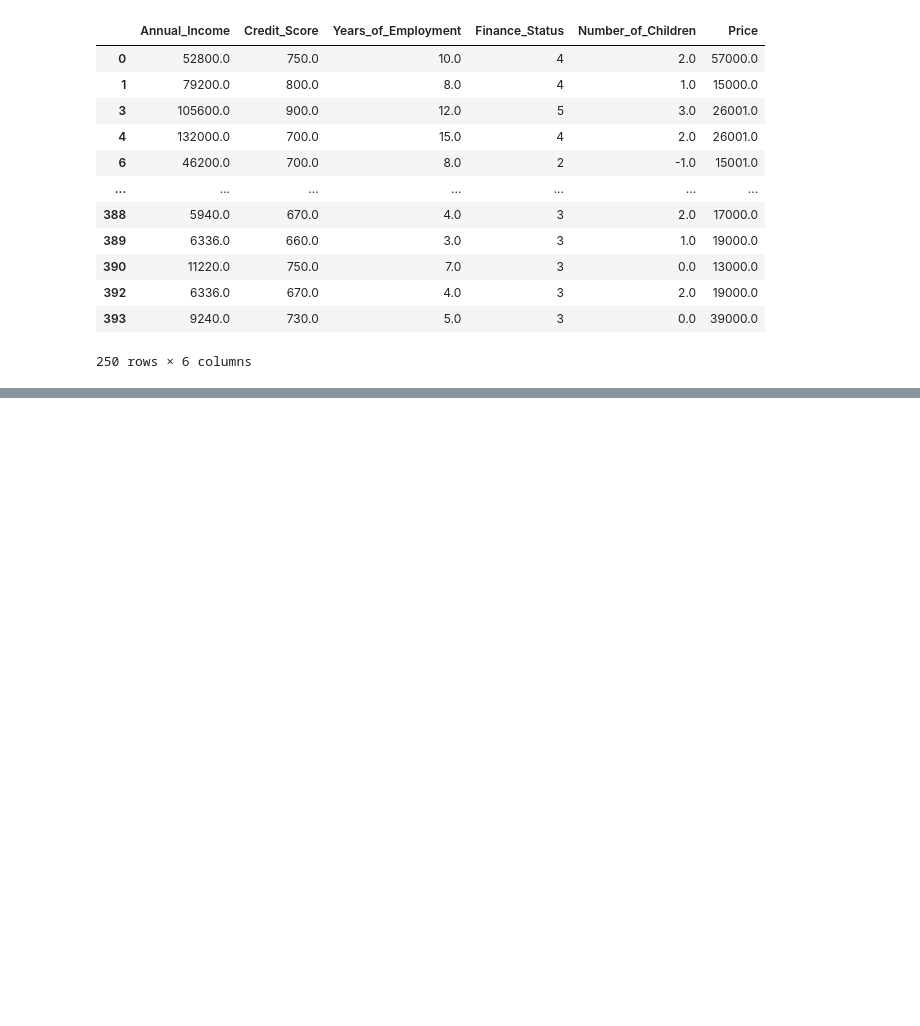
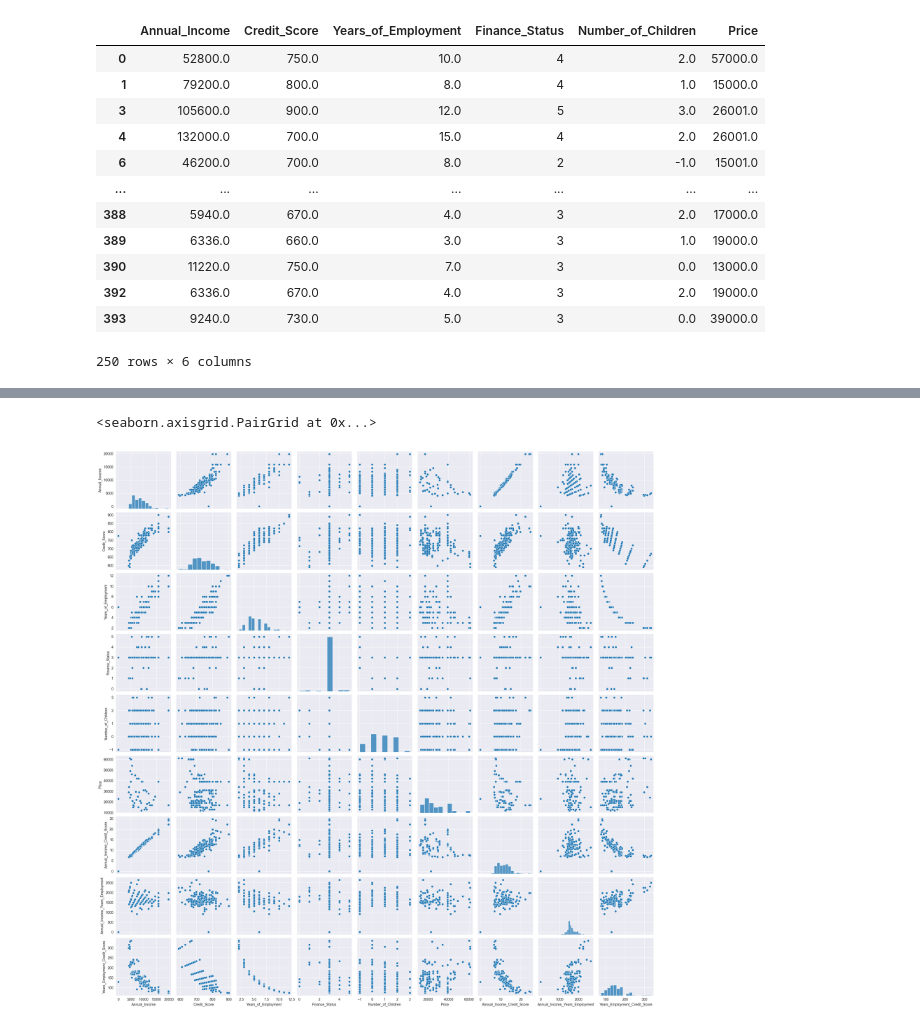
Before and after one commit to File500/Data_science_and_analysis, a Jupyter notebook: analysis/predictive_analysis/ML_models_training.ipynb, the cells around one changed output, grey strips where cells are left out. Drawn from its saved outputs; the diff is of its cells as text; code cells hidden in the pictures; blank space fills up the shorter version.

```diff
--- a/analysis/predictive_analysis/ML_models_training.ipynb
+++ b/analysis/predictive_analysis/ML_models_training.ipynb
@@ -149,3 +202,8 @@ data_reg
+# %%
+sns.pairplot(data_reg)
+# %% [output]
+<seaborn.axisgrid.PairGrid at 0x...>
+[figure, added]
 # %%
 Y = data_reg['Price']
 X = data_reg.drop(columns=['Price'])
```
Also changed, not shown: parts of 17 cells of this notebook, 2 other files.
